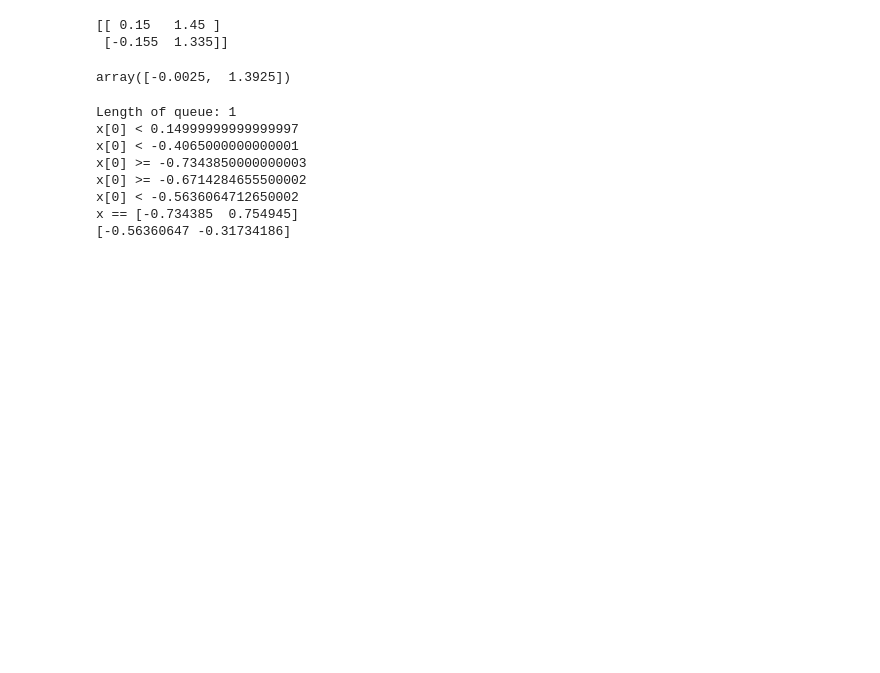
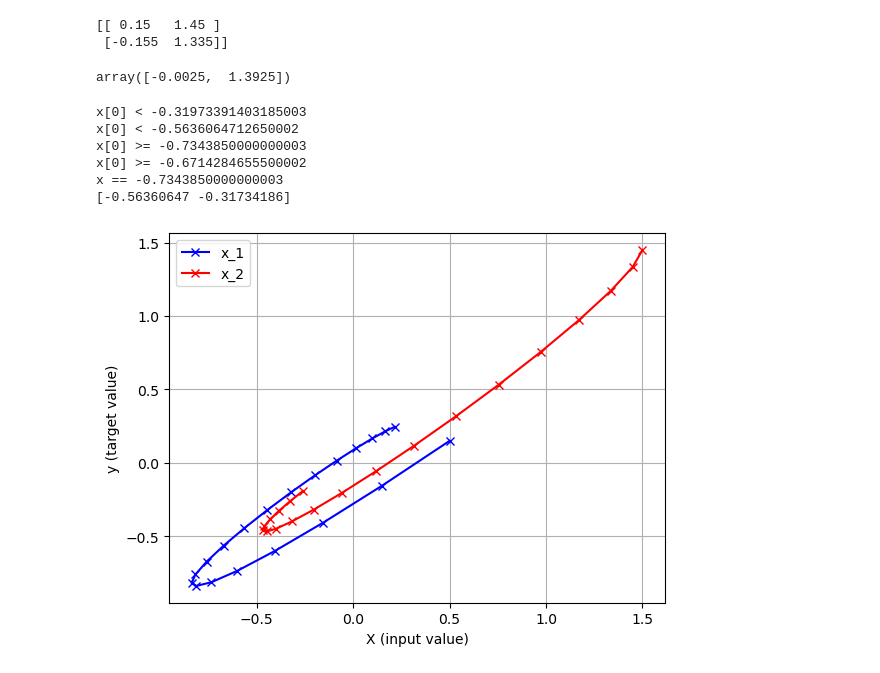
Before and after one commit to XavierVI/Intro_to_machine_learning_assignments, a Jupyter notebook: midterm_project/task3_and_4.ipynb, the cells around one changed output. Cells and saved outputs as stored; diff of their text form; code cells hidden in the pictures; blank space fills up the shorter version.

Commit message:
fixed more bugs in the RegressionTree, added a function to plot the regression tree, updated notebook for task 4

```diff
--- a/midterm_project/task3_and_4.ipynb
+++ b/midterm_project/task3_and_4.ipynb
@@ -45,15 +45,26 @@ np.mean(y[0:2], axis=0)
 array([-0.0025,  1.3925])
 # %%
 model = RegressionTree()
-model.fit(X, y)
+model.fit(X, y[:, 0])
 model.decision_path(X[10])
 print(y[10])
 # %% [output]
-Length of queue: 1
-x[0] < 0.14999999999999997
-x[0] < -0.4065000000000001
+x[0] < -0.31973391403185003
+x[0] < -0.5636064712650002
 x[0] >= -0.7343850000000003
 x[0] >= -0.6714284655500002
-x[0] < -0.5636064712650002
-x == [-0.734385  0.754945]
+x == -0.7343850000000003
 [-0.56360647 -0.31734186]
+# %%
+# plotting the correct outputs
+import matplotlib.pyplot as plt
+
+plt.plot(X[:, 0], y[:, 0], '-xb')
+plt.plot(X[:, 1], y[:, 1], '-xr')
+plt.xlabel('X (input value)')
+plt.ylabel('y (target value)')
+plt.legend(['x_1', 'x_2'])
+plt.grid(True)
+plt.show()
+# %% [output]
+[figure, added]
```
Also changed, not shown: parts of 2 cells of this notebook, 1 other file.
